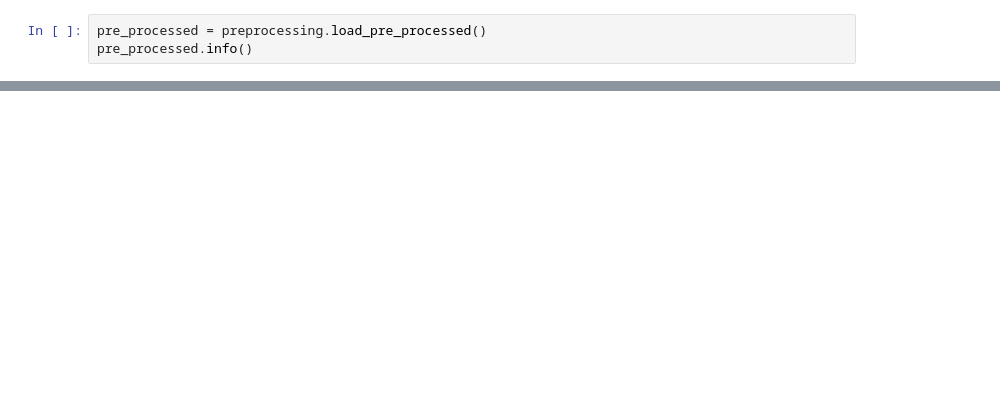
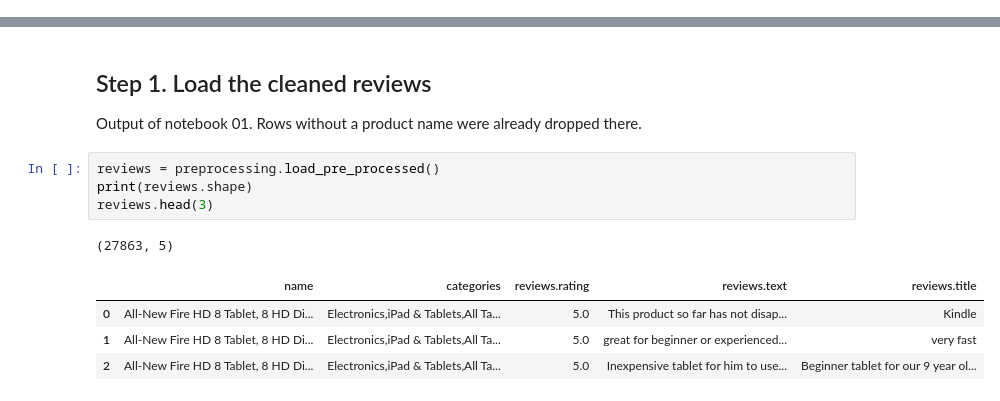
Before and after one commit to hamza-shabbir94/project-brief-NLP-automated-customers-reviews, a Jupyter notebook: notebooks/03_product_clustering.ipynb, the cells around one changed output, grey strips where cells are left out. Cells and saved outputs as stored; diff of their text form; blank space fills up the shorter version.

```diff
--- a/notebooks/03_product_clustering.ipynb
+++ b/notebooks/03_product_clustering.ipynb
@@ -13,3 +0,0 @@ from src import config, preprocessing
-# %%
-pre_processed = preprocessing.load_pre_processed()
-pre_processed.info()
@@ -259,0 +37,13 @@ display(fig)
+# %% [markdown]
+## Step 1. Load the cleaned reviews
+Output of notebook 01. Rows without a product name were already dropped there.
+# %%
+reviews = preprocessing.load_pre_processed()
+print(reviews.shape)
+reviews.head(3)
+# %% [output]
+(27863, 5)
+|  | name | categories | reviews.rating | reviews.text | reviews.title |
+| 0 | All-New Fire HD 8 Tablet, 8 HD Di... | Electronics,iPad & Tablets,All Ta... | 5.0 | This product so far has not disap... | Kindle |
+| 1 | All-New Fire HD 8 Tablet, 8 HD Di... | Electronics,iPad & Tablets,All Ta... | 5.0 | great for beginner or experienced... | very fast |
+| 2 | All-New Fire HD 8 Tablet, 8 HD Di... | Electronics,iPad & Tablets,All Ta... | 5.0 | Inexpensive tablet for him to use... | Beginner tablet for our 9 year ol... |
```
Also changed, not shown: parts of 34 cells of this notebook, 8 other files.
